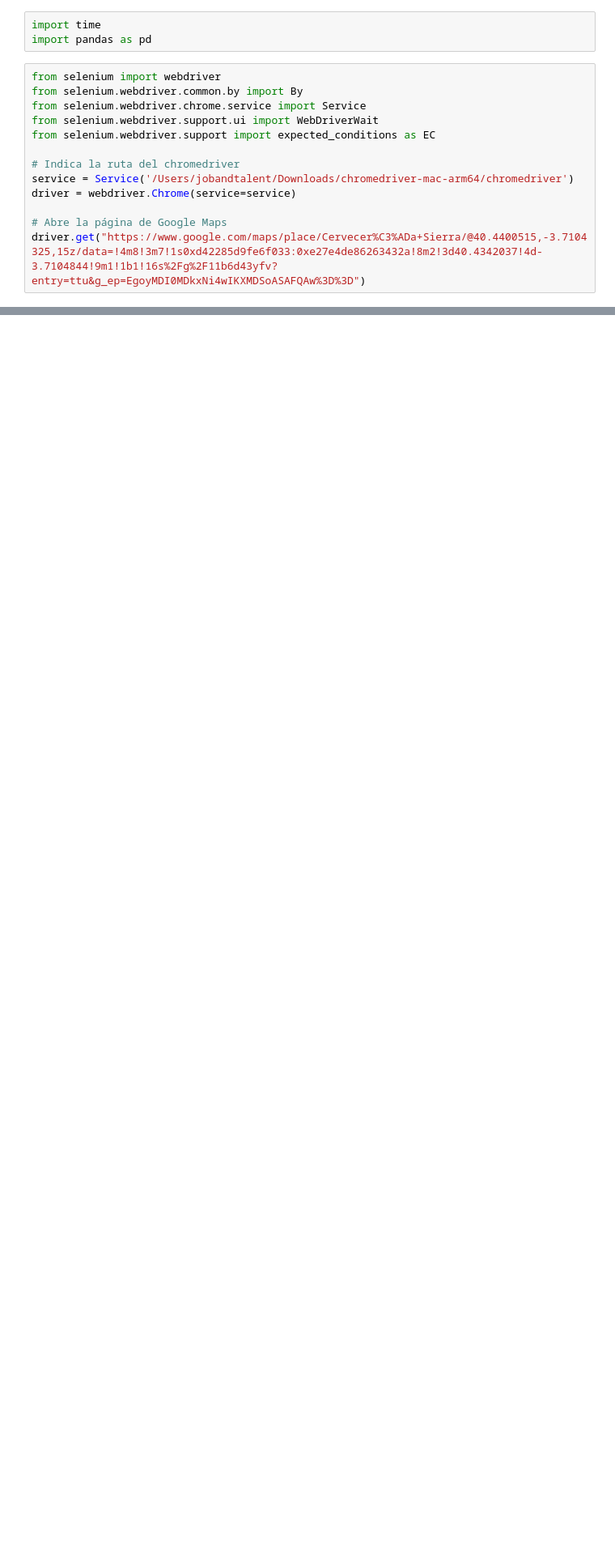
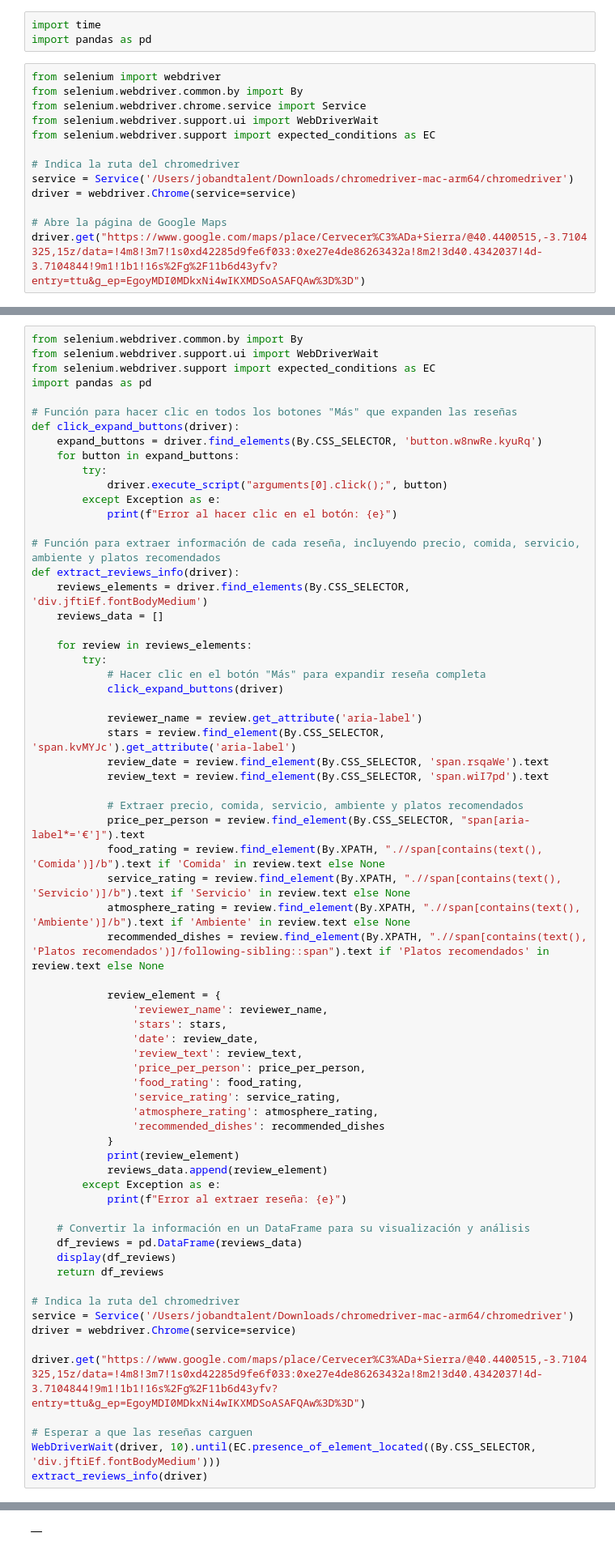
Before and after one commit to EAlmazanG/sensentiment-analysis-reviews, a Jupyter notebook: notebooks/scraping.ipynb, the cells around one changed output, grey strips where cells are left out. Shown at 81% size. Drawn from its saved outputs; the diff is of its cells as text; blank space fills up the shorter version.

Commit message:
try full download

```diff
--- a/notebooks/scraping.ipynb
+++ b/notebooks/scraping.ipynb
@@ -146,0 +234,68 @@ df.iloc[0].Reseña
+# %%
+from selenium.webdriver.common.by import By
+from selenium.webdriver.support.ui import WebDriverWait
+from selenium.webdriver.support import expected_conditions as EC
+import pandas as pd
+
+# Función para hacer clic en todos los botones "Más" que expanden las reseñas
+def click_expand_buttons(driver):
+    expand_buttons = driver.find_elements(By.CSS_SELECTOR, 'button.w8nwRe.kyuRq')
+    for button in expand_buttons:
+        try:
+            driver.execute_script("arguments[0].click();", button)
+        except Exception as e:
+            print(f"Error al hacer clic en el botón: {e}")
+
+# Función para extraer información de cada reseña, incluyendo precio, comida, servicio, ambiente y platos recomendados
+def extract_reviews_info(driver):
+    reviews_elements = driver.find_elements(By.CSS_SELECTOR, 'div.jftiEf.fontBodyMedium')
+    reviews_data = []
+
+    for review in reviews_elements:
+        try:
+            # Hacer clic en el botón "Más" para expandir reseña completa
+            click_expand_buttons(driver)
+
+            reviewer_name = review.get_attribute('aria-label')
+            stars = review.find_element(By.CSS_SELECTOR, 'span.kvMYJc').get_attribute('aria-label')
+            review_date = review.find_element(By.CSS_SELECTOR, 'span.rsqaWe').text
+            review_text = review.find_element(By.CSS_SELECTOR, 'span.wiI7pd').text
+
+            # Extraer precio, comida, servicio, ambiente y platos recomendados
+            price_per_person = review.find_element(By.CSS_SELECTOR, "span[aria-label*='€']").text
+            food_rating = review.find_element(By.XPATH, ".//span[contains(text(), 'Comida')]/b").text if 'Comida' in review.text else None
+            service_rating = review.find_element(By.XPATH, ".//span[contains(text(), 'Servicio')]/b").text if 'Servicio' in review.text else None
+            atmosphere_rating = review.find_element(By.XPATH, ".//span[contains(text(), 'Ambiente')]/b").text if 'Ambiente' in review.text else None
+            recommended_dishes = review.find_element(By.XPATH, ".//span[contains(text(), 'Platos recomendados')]/following-sibling::span").text if 'Platos recomendados' in review.text else None
+
+            review_element = {
+                'reviewer_name': reviewer_name,
+                'stars': stars,
+                'date': review_date,
+                'review_text': review_text,
+                'price_per_person': price_per_person,
+                'food_rating': food_rating,
+                'service_rating': service_rating,
+                'atmosphere_rating': atmosphere_rating,
+                'recommended_dishes': recommended_dishes
+            }
+            print(review_element)
+            reviews_data.append(review_element)
+        except Exception as e:
+            print(f"Error al extraer reseña: {e}")
+
+    # Convertir la información en un DataFrame para su visualización y análisis
+    df_reviews = pd.DataFrame(reviews_data)
+    display(df_reviews)
+    return df_reviews
+
+# Indica la ruta del chromedriver
+service = Service('/Users/jobandtalent/Downloads/chromedriver-mac-arm64/chromedriver')
+driver = webdriver.Chrome(service=service)
+
+driver.get("https://www.google.com/maps/place/Cervecer%C3%ADa+Sierra/@40.4400515,-3.7104325,15z/data=!4m8!3m7!1s0xd42285d9fe6f033:0xe27e4de86263432a!8m2!3d40.4342037!4d-3.7104844!9m1!1b1!16s%2Fg%2F11b6d43yfv?entry=ttu&g_ep=EgoyMDI0MDkxNi4wIKXMDSoASAFQAw%3D%3D")
+
+# Esperar a que las reseñas carguen
+WebDriverWait(driver, 10).until(EC.presence_of_element_located((By.CSS_SELECTOR, 'div.jftiEf.fontBodyMedium')))
+extract_reviews_info(driver)
+# %% [output]
@@ -146,0 +319 @@ df.iloc[0].Reseña
+|  |
```
Also changed, not shown: parts of 15 cells of this notebook, 1 other file.
